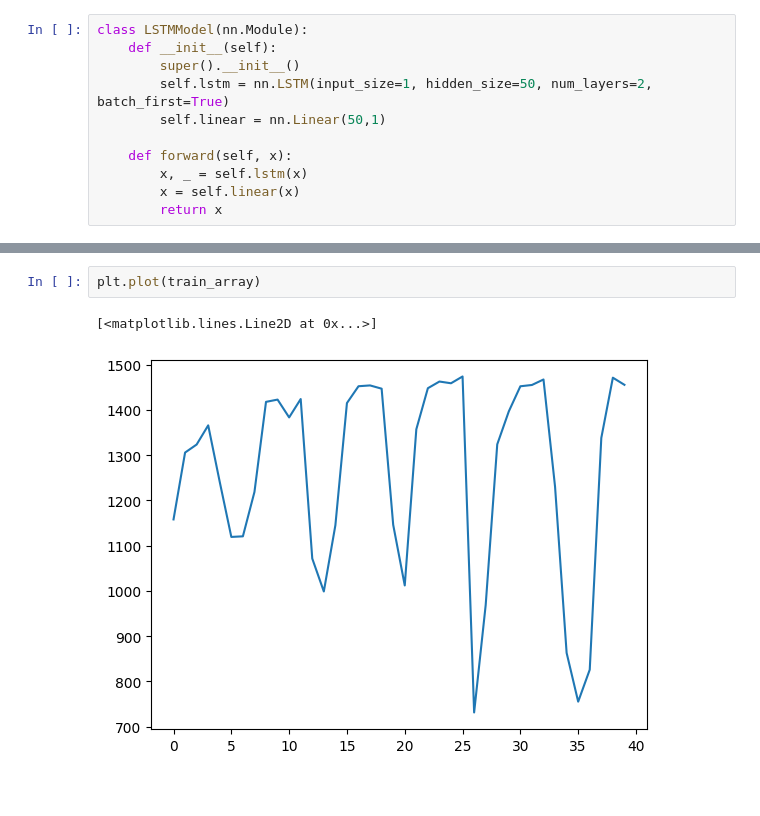
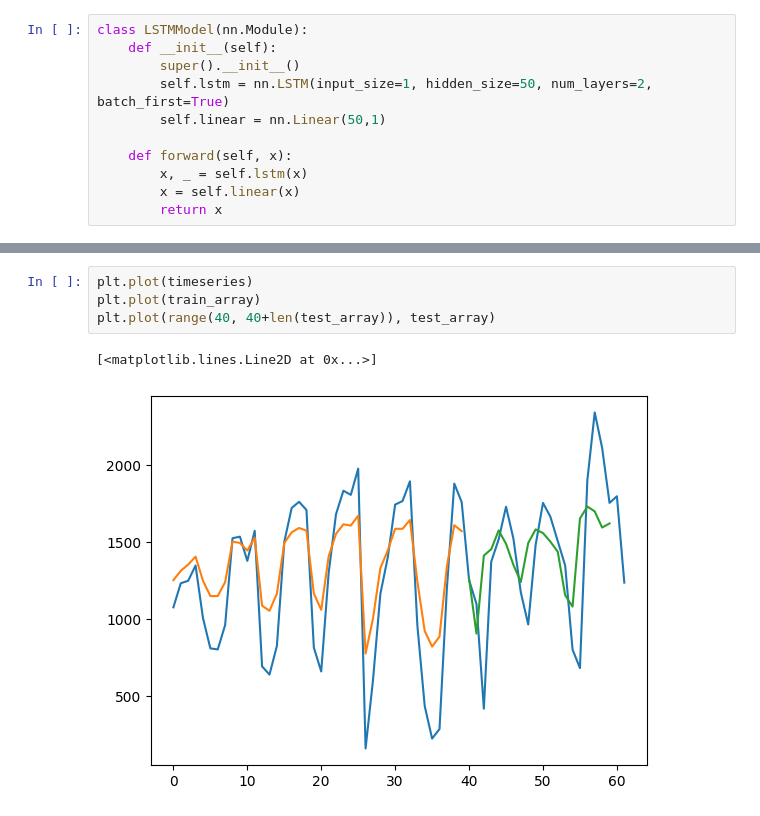
Before and after one commit to marianataglio/seriestemporales, a Jupyter notebook: overfitting_lstm.ipynb, the cells around one changed output, grey strips where cells are left out. Drawn from its saved outputs; the diff is of its cells as text.

```diff
--- a/overfitting_lstm.ipynb
+++ b/overfitting_lstm.ipynb
@@ -184,8 +183,10 @@ plt.plot(train_array)
-# %%
-plt.plot(train_array)
-# %% [output]
-[<matplotlib.lines.Line2D at 0x...>]
-[figure, removed]
+# %%
+plt.plot(timeseries)
+plt.plot(train_array)
+plt.plot(range(40, 40+len(test_array)), test_array)
+# %% [output]
+[<matplotlib.lines.Line2D at 0x...>]
+[figure, added]
 # %%
 epochs = range(0, n_epochs, 100)
 
```
Also changed, not shown: parts of 30 cells of this notebook.
